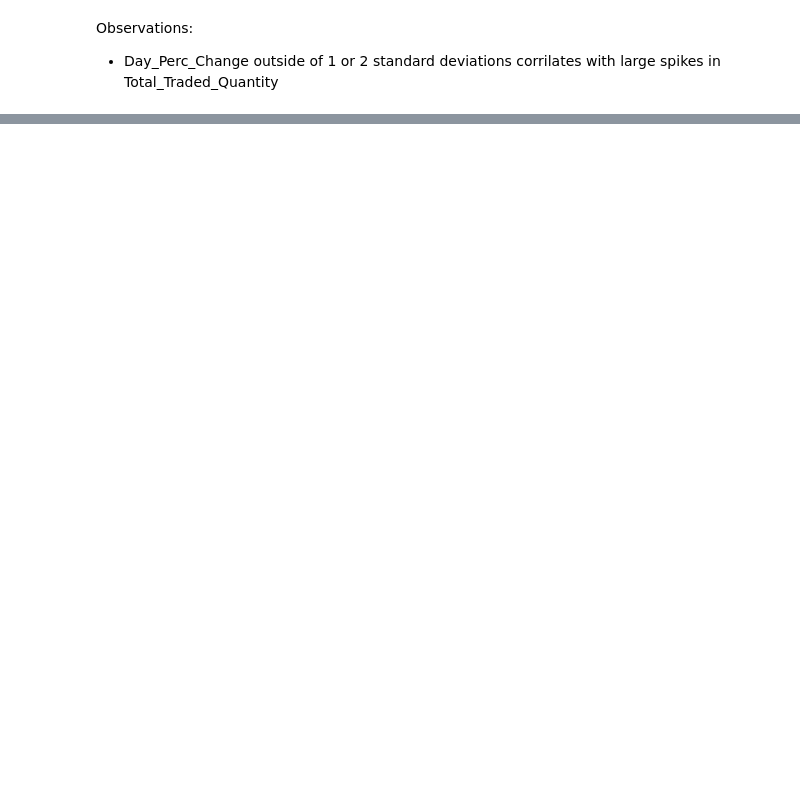
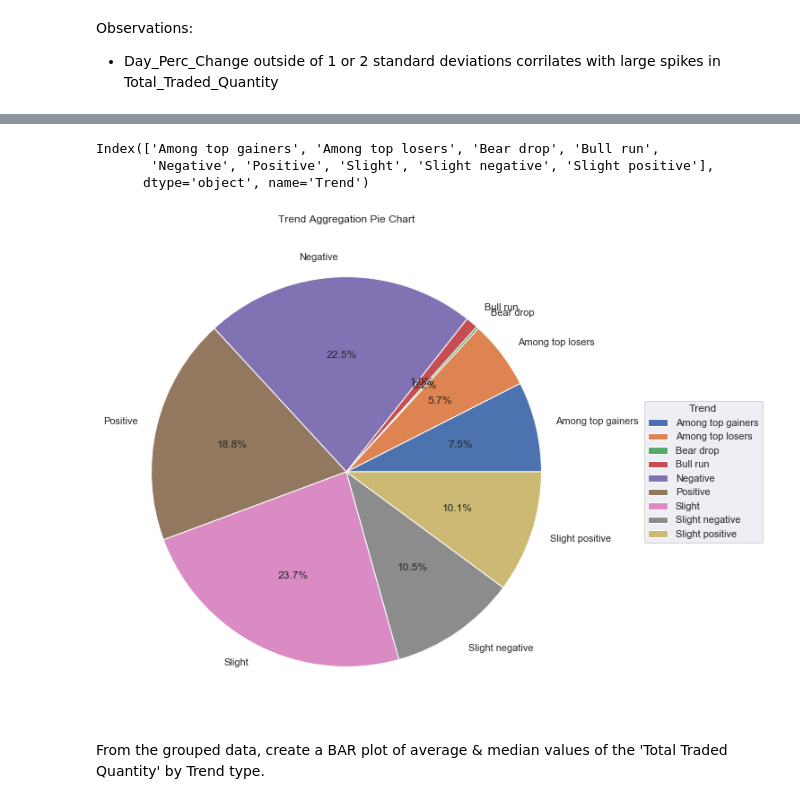
Before and after one commit to JamesMcGuigan/aspiration-ai-internship, a Jupyter notebook: python3/module_2/module_2.ipynb, the cells around one changed output, grey strips where cells are left out. Drawn from its saved outputs; the diff is of its cells as text; code cells hidden in the pictures; blank space fills up the shorter version.

```diff
--- a/python3/module_2/module_2.ipynb
+++ b/python3/module_2/module_2.ipynb
@@ -142,0 +151,24 @@ Observations:
+# %%
+trend_aggregation = dataframe.groupby('Trend').count()['Symbol']
+# %%
+trend_aggregation.index
+# %% [output]
+Index(['Among top gainers', 'Among top losers', 'Bear drop', 'Bull run',
+       'Negative', 'Positive', 'Slight', 'Slight negative', 'Slight positive'],
+      dtype='object', name='Trend')
+# %%
+fig, ax = pyplot.subplots(figsize=(10, 10), subplot_kw=dict(aspect="equal"))
+
+ax.pie( trend_aggregation, labels=trend_aggregation.index, autopct='%1.1f%%' )
+
+ax.set_title("Trend Aggregation Pie Chart")
+ax.legend(trend_aggregation.index,
+          title="Trend",
+          loc="center left",
+          bbox_to_anchor=(1.1, 0, 0.5, 1))
+
+pyplot.show()
+# %% [output]
+[figure, added]
+# %% [markdown]
+From the grouped data, create a BAR plot of average & median values of the 'Total Traded Quantity' by Trend type.
```
Also changed, not shown: parts of 10 cells of this notebook.
